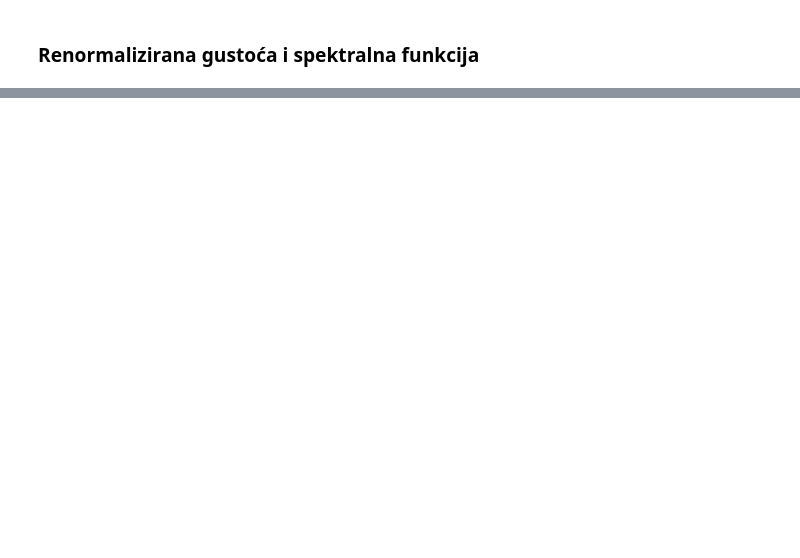
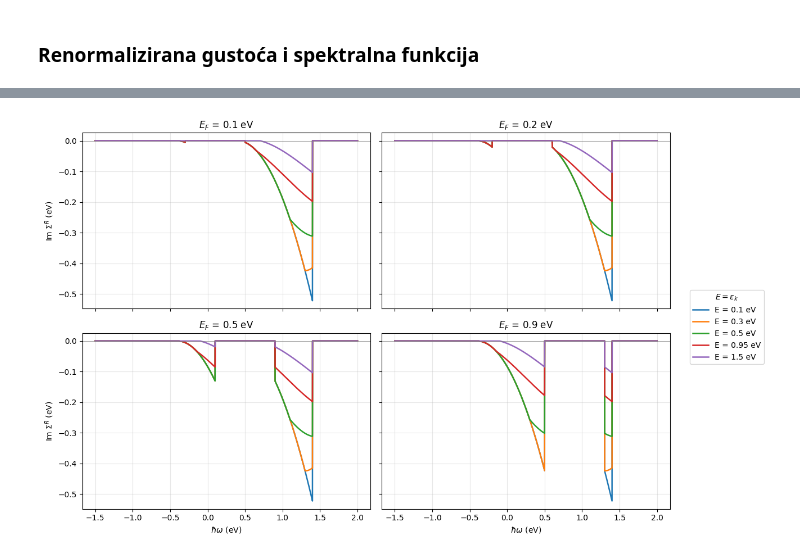
Before and after one commit to ppapac/24112024_memfn, a Jupyter notebook: MemoryDirac3D_usingTQ_020626_cutoff_cpl.ipynb, the cells around one changed output, grey strips where cells are left out. Saved outputs shown, nothing was run; the diff lists cells and outputs as text; code cells hidden in the pictures; blank space fills up the shorter version.

```diff
--- a/MemoryDirac3D_usingTQ_020626_cutoff_cpl.ipynb
+++ b/MemoryDirac3D_usingTQ_020626_cutoff_cpl.ipynb
@@ -559,0 +594,31 @@ Text(0, 0.5, '$A(E_F,\\omega) (eV^{-1})$')
+# %%
+w = torch.linspace(-1.5, 2, 3000, device=dev, dtype=torch.float64)
+E_list = [0.1, 0.3, 0.5, 0.95, 1.5]  # 5 band-energy curves
+Ef_list = [0.1, 0.2, 0.5, 0.9]  # one panel each
+colors = plt.cm.tab10(np.arange(len(E_list)))
+
+fig, axs = plt.subplots(2, 2, figsize=(13, 8), sharex=True, sharey=True)
+for ax, Ef_val in zip(axs.ravel(), Ef_list):
+    for E_val, c in zip(E_list, colors):
+        y = selfen_anal_Ef(
+            torch.tensor(E_val, device=dev, dtype=torch.float64),
+            w,
+            C,
+            W,
+            torch.tensor(Ef_val, device=dev, dtype=torch.float64),
+        )
+        ax.plot(w.cpu(), y.cpu(), color=c, lw=1.8, label=f"E = {E_val} eV")
+    ax.axhline(0, color="gray", lw=0.5)
+    ax.set_title(f"$E_F$ = {Ef_val} eV")
+    ax.grid(alpha=0.3)
+for ax in axs[-1, :]:
+    ax.set_xlabel(r"$\hbar\omega$ (eV)")
+for ax in axs[:, 0]:
+    ax.set_ylabel(r"Im $\Sigma^R$ (eV)")
+
+handles, labels = axs[0, 0].get_legend_handles_labels()  # single shared legend
+fig.legend(handles, labels, loc="center right", title=r"$E=\epsilon_k$")
+fig.tight_layout(rect=[0, 0, 0.88, 0.96])  # leave room on the right
+plt.show()
+# %% [output]
+[figure, added]
```
Also changed, not shown: parts of 8 cells of this notebook.
